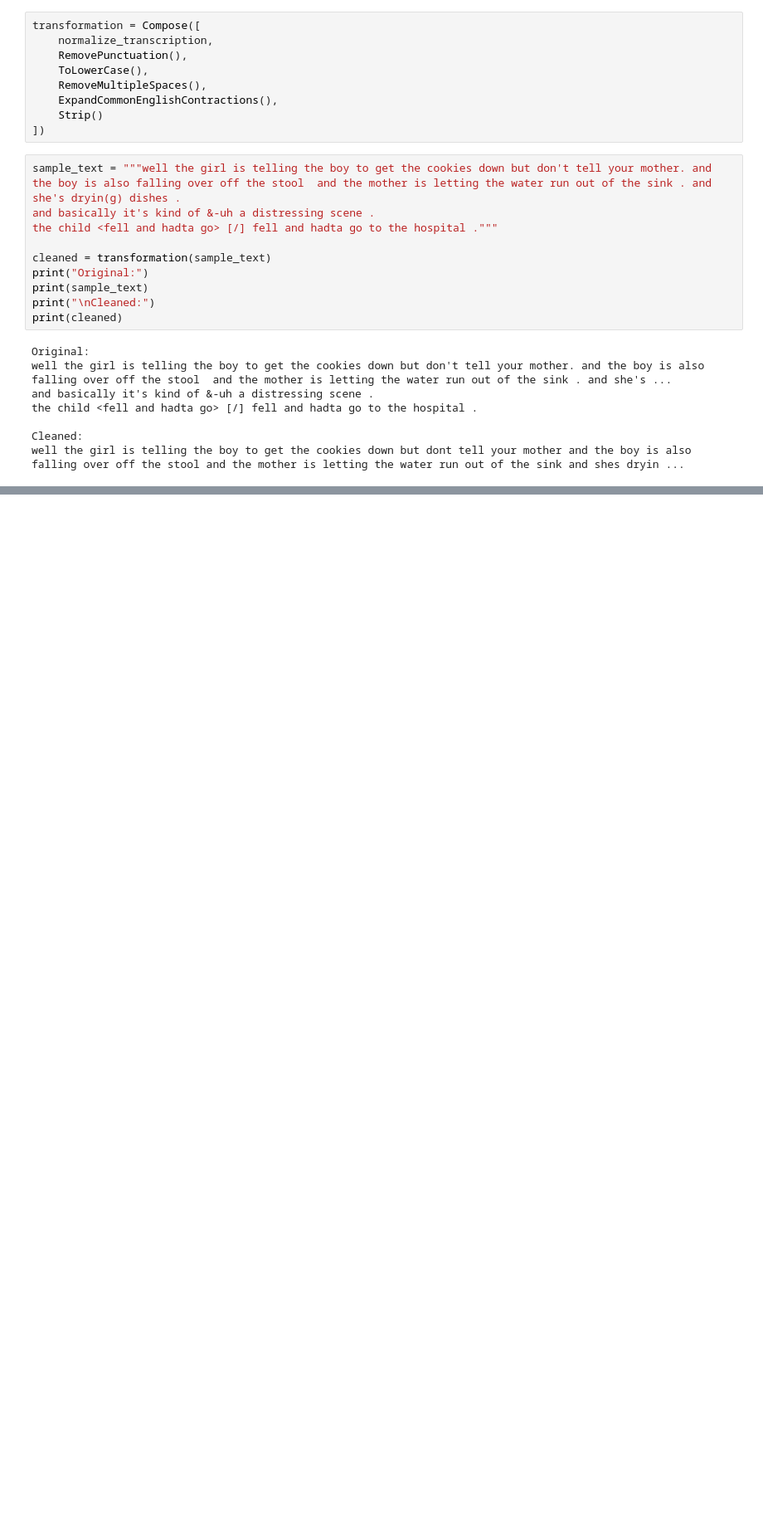
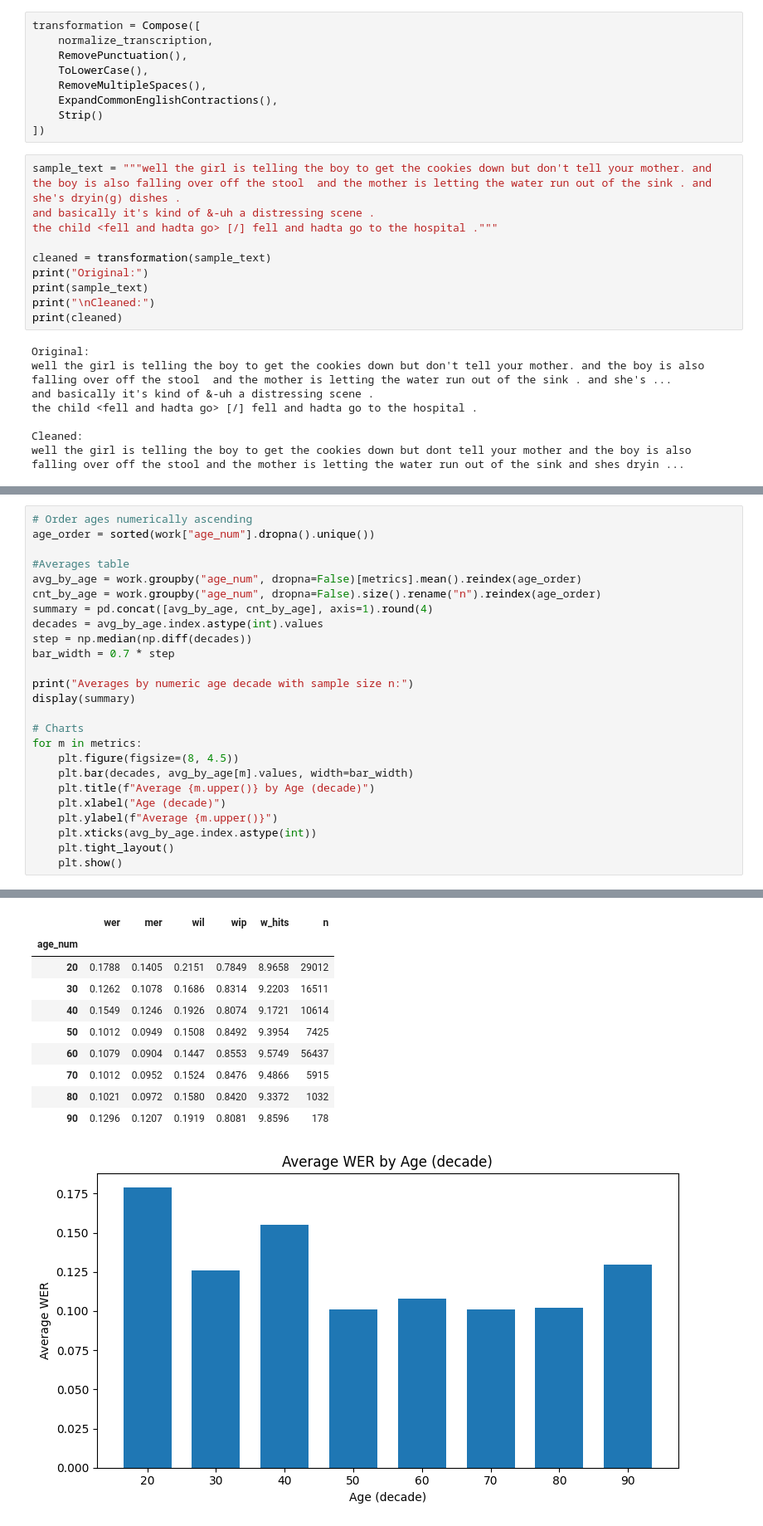
Before and after one commit to Vinithkuruppu/ASR-Elder, a Jupyter notebook: asr_eval.ipynb, the cells around one changed output, grey strips where cells are left out. Shown: that part at 83% size. Saved outputs shown, nothing was run; the diff lists cells and outputs as text; blank space fills up the shorter version.

```diff
--- a/asr_eval.ipynb
+++ b/asr_eval.ipynb
@@ -336,0 +399,26 @@ visualizations
+# %%
+# Order ages numerically ascending
+age_order = sorted(work["age_num"].dropna().unique())
+
+#Averages table
+avg_by_age = work.groupby("age_num", dropna=False)[metrics].mean().reindex(age_order)
+cnt_by_age = work.groupby("age_num", dropna=False).size().rename("n").reindex(age_order)
+summary = pd.concat([avg_by_age, cnt_by_age], axis=1).round(4)
+decades = avg_by_age.index.astype(int).values
+step = np.median(np.diff(decades))
+bar_width = 0.7 * step
+
+print("Averages by numeric age decade with sample size n:")
+display(summary)
+
+# Charts
+for m in metrics:
+    plt.figure(figsize=(8, 4.5))
+    plt.bar(decades, avg_by_age[m].values, width=bar_width)
+    plt.title(f"Average {m.upper()} by Age (decade)")
+    plt.xlabel("Age (decade)")
+    plt.ylabel(f"Average {m.upper()}")
+    plt.xticks(avg_by_age.index.astype(int))
+    plt.tight_layout()
+    plt.show()
+# %% [output]
@@ -336,0 +426,11 @@ visualizations
+|  | wer | mer | wil | wip | w_hits | n |
+| age_num |  |  |  |  |  |  |
+| 20 | 0.1788 | 0.1405 | 0.2151 | 0.7849 | 8.9658 | 29012 |
+| 30 | 0.1262 | 0.1078 | 0.1686 | 0.8314 | 9.2203 | 16511 |
+| 40 | 0.1549 | 0.1246 | 0.1926 | 0.8074 | 9.1721 | 10614 |
+| 50 | 0.1012 | 0.0949 | 0.1508 | 0.8492 | 9.3954 | 7425 |
+| 60 | 0.1079 | 0.0904 | 0.1447 | 0.8553 | 9.5749 | 56437 |
+| 70 | 0.1012 | 0.0952 | 0.1524 | 0.8476 | 9.4866 | 5915 |
+| 80 | 0.1021 | 0.0972 | 0.1580 | 0.8420 | 9.3372 | 1032 |
+| 90 | 0.1296 | 0.1207 | 0.1919 | 0.8081 | 9.8596 | 178 |
+[figure, added]
```
Also changed, not shown: parts of 22 cells of this notebook.
